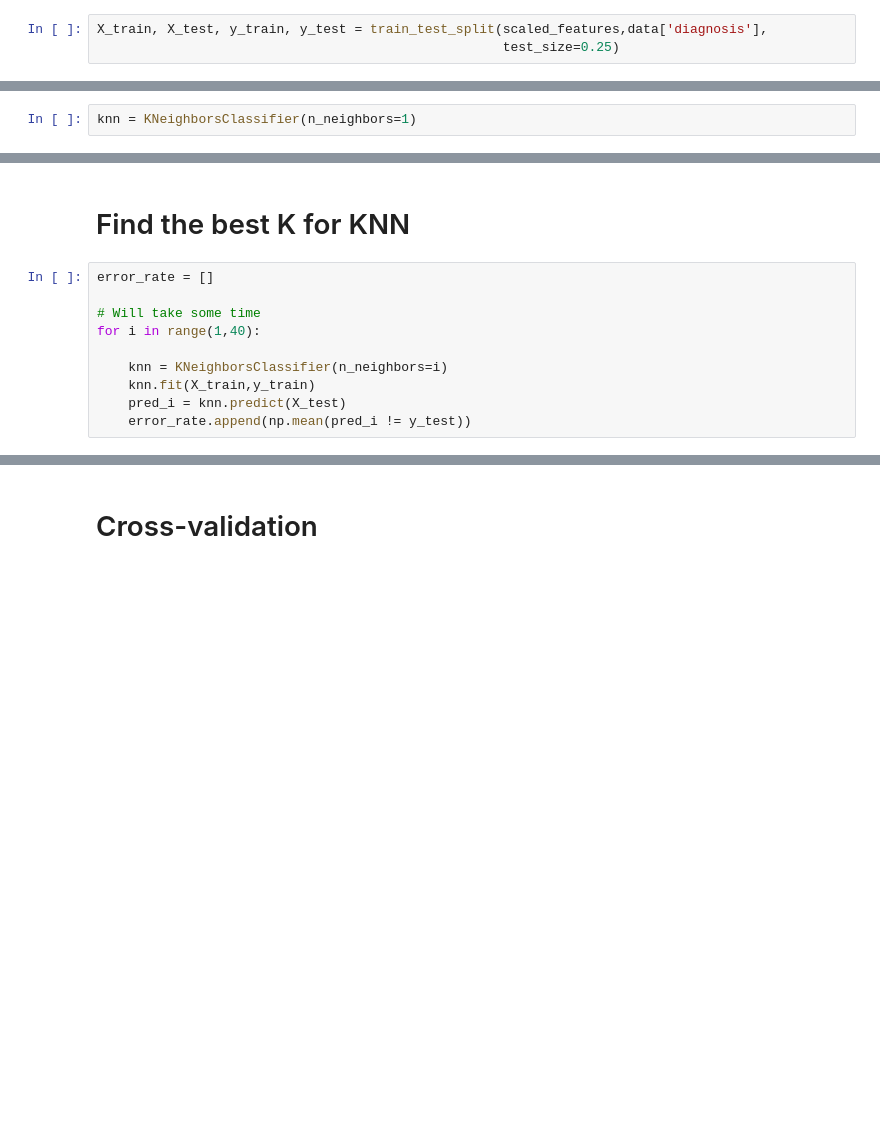
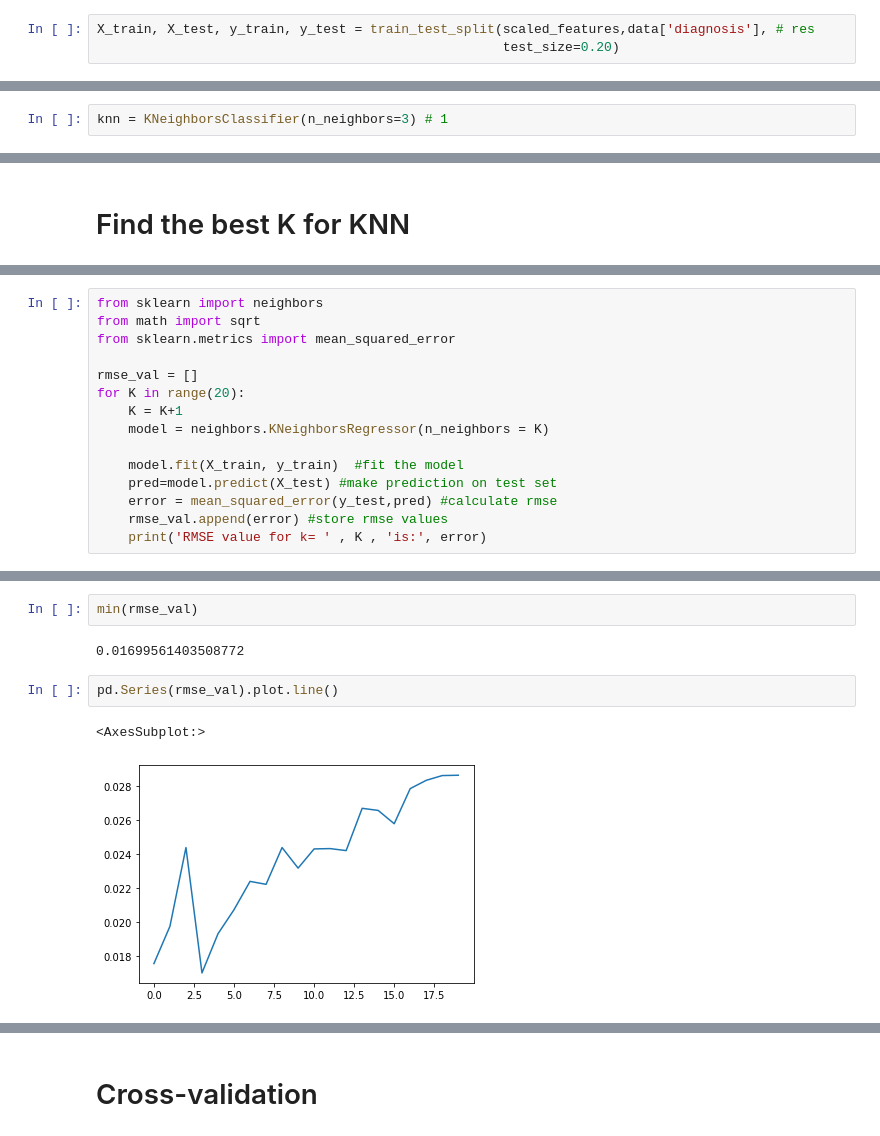
Before and after one commit to amir25-rahman/Breast_Cancer_ML_Classification_KNN, a Jupyter notebook: cancer.ipynb, the cells around one changed output, grey strips where cells are left out. Cells and saved outputs as stored; diff of their text form; blank space fills up the shorter version.

```diff
--- a/cancer.ipynb
+++ b/cancer.ipynb
@@ -197,12 +206,12 @@ df_feat.head()
 # %%
 from sklearn.model_selection import train_test_split
 # %%
-X_train, X_test, y_train, y_test = train_test_split(scaled_features,data['diagnosis'],
-                                                    test_size=0.25)
+X_train, X_test, y_train, y_test = train_test_split(scaled_features,data['diagnosis'], # res
+                                                    test_size=0.20)
 # %%
 from sklearn.neighbors import KNeighborsClassifier
 # %%
-knn = KNeighborsClassifier(n_neighbors=1)
+knn = KNeighborsClassifier(n_neighbors=3) # 1
 # %%
 knn.fit(X_train,y_train)
 # %% [output]
@@ -239,12 +253,2 @@ roc_auc_score(y_test,pred)
 # %% [markdown]
 # Find the best K for KNN
-# %%
-error_rate = []
-
-# Will take some time
-for i in range(1,40):
-
-    knn = KNeighborsClassifier(n_neighbors=i)
-    knn.fit(X_train,y_train)
-    pred_i = knn.predict(X_test)
-    error_rate.append(np.mean(pred_i != y_test))
@@ -260,0 +255,15 @@ Text(0, 0.5, 'Error Rate')
+# %%
+from sklearn import neighbors
+from math import sqrt
+from sklearn.metrics import mean_squared_error
+
+rmse_val = []
+for K in range(20):
+    K = K+1
+    model = neighbors.KNeighborsRegressor(n_neighbors = K)
+
+    model.fit(X_train, y_train)  #fit the model
+    pred=model.predict(X_test) #make prediction on test set
+    error = mean_squared_error(y_test,pred) #calculate rmse
+    rmse_val.append(error) #store rmse values
+    print('RMSE value for k= ' , K , 'is:', error)
@@ -261,3 +291,12 @@ Text(0, 0.5, 'Error Rate')
+# %%
+min(rmse_val)
+# %% [output]
+0.01699561403508772
+# %%
+pd.Series(rmse_val).plot.line()
+# %% [output]
+<AxesSubplot:>
+[figure, added]
 # %%
 # NOW WITH K=30
 knn = KNeighborsClassifier(n_neighbors=5)
```
Also changed, not shown: parts of 15 cells of this notebook.
